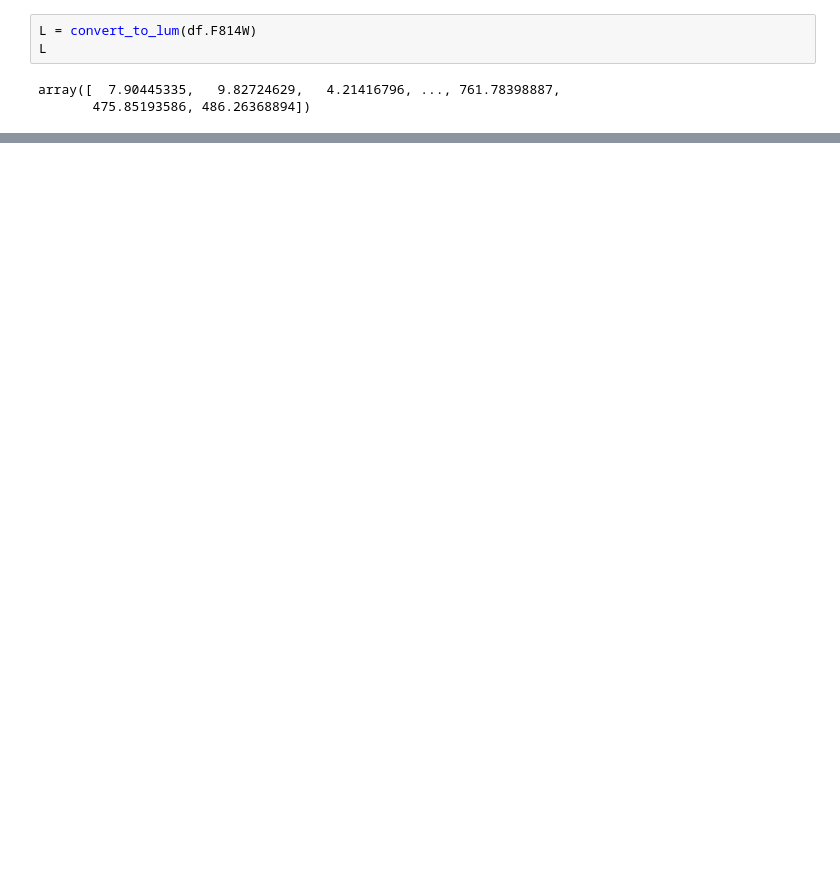
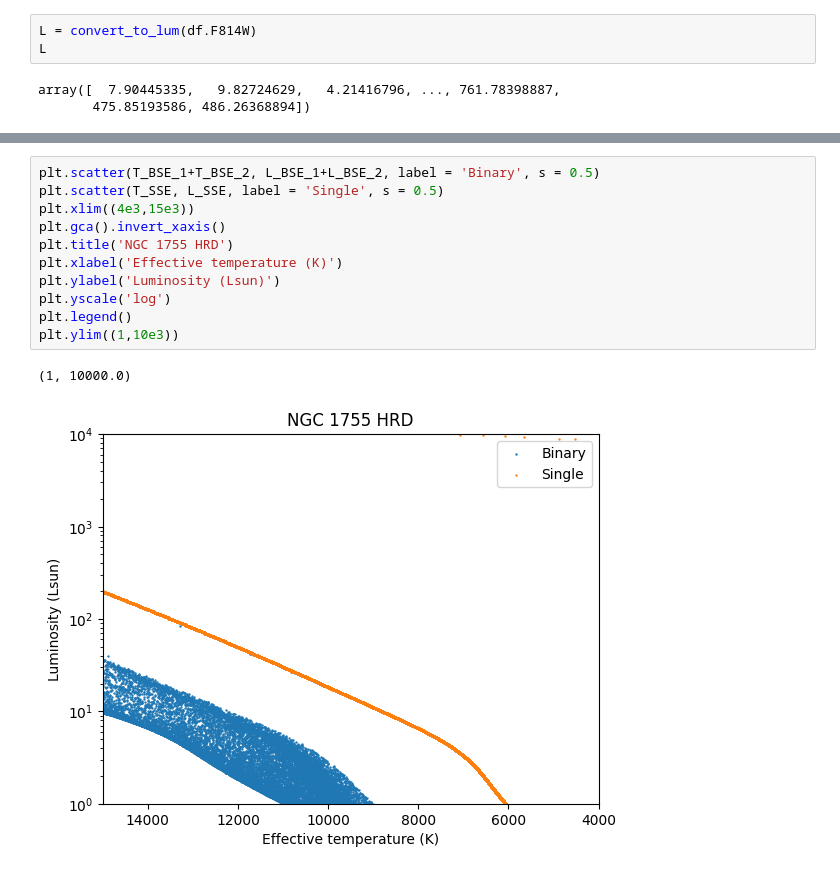
Before and after one commit to mkim0029/COMPAS, a Jupyter notebook: src/COMPAS_Output/read.ipynb, the cells around one changed output, grey strips where cells are left out. Cells and saved outputs as stored; diff of their text form; blank space fills up the shorter version.

```diff
--- a/src/COMPAS_Output/read.ipynb
+++ b/src/COMPAS_Output/read.ipynb
@@ -202,0 +207,14 @@ Text(0.5, 1.0, 'NGC 1755')
+# %%
+plt.scatter(T_BSE_1+T_BSE_2, L_BSE_1+L_BSE_2, label = 'Binary', s = 0.5)
+plt.scatter(T_SSE, L_SSE, label = 'Single', s = 0.5)
+plt.xlim((4e3,15e3))
+plt.gca().invert_xaxis()
+plt.title('NGC 1755 HRD')
+plt.xlabel('Effective temperature (K)')
+plt.ylabel('Luminosity (Lsun)')
+plt.yscale('log')
+plt.legend()
+plt.ylim((1,10e3))
+# %% [output]
+(1, 10000.0)
+[figure, added]
```
Also changed, not shown: parts of 5 cells of this notebook.
